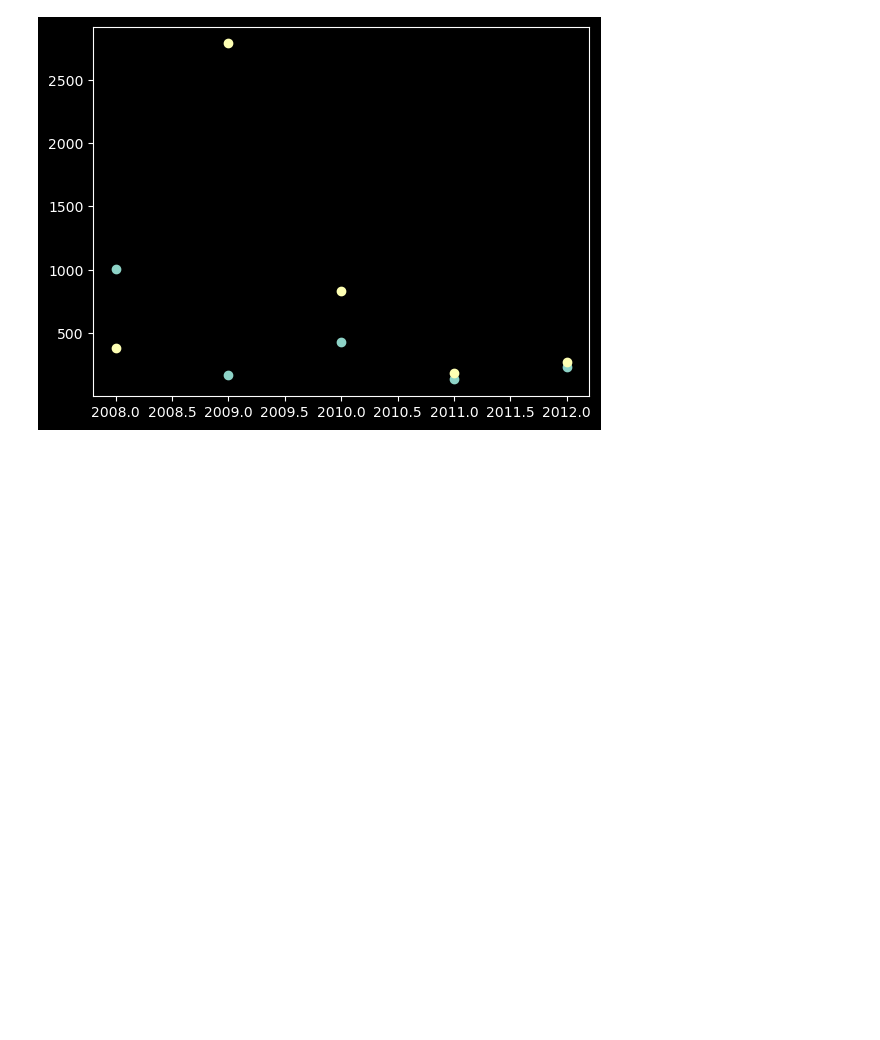
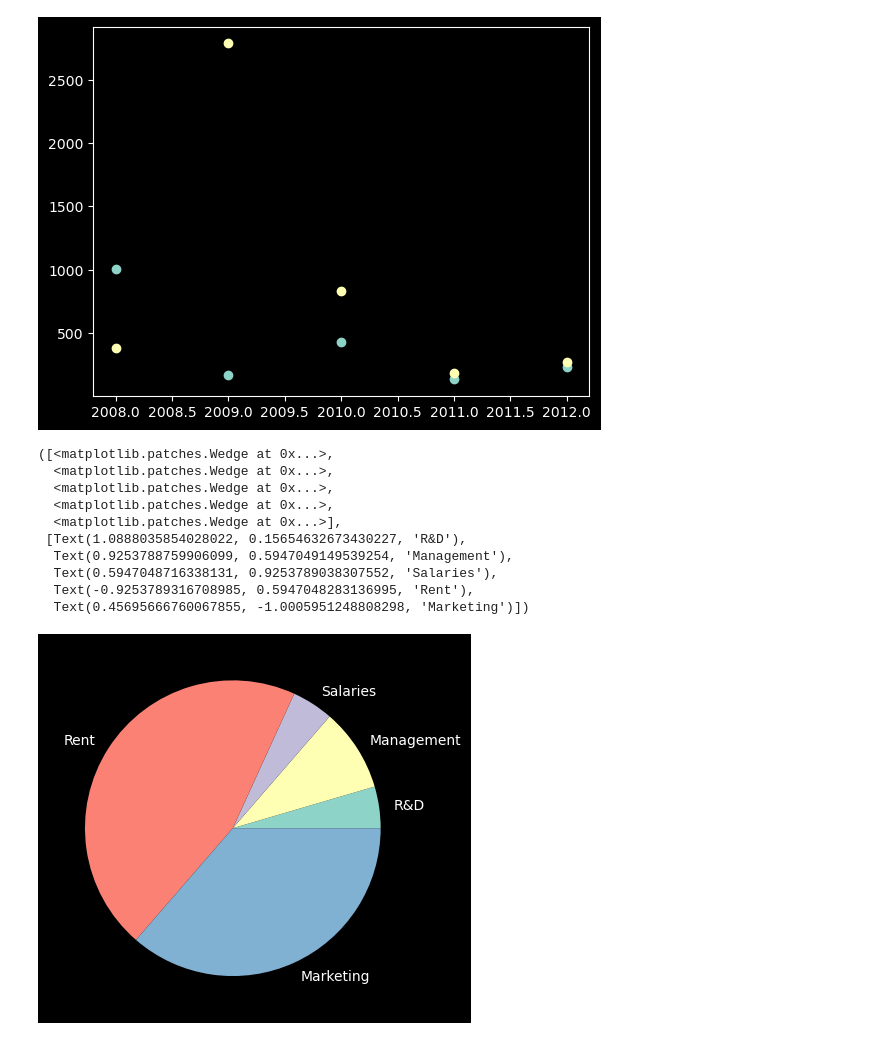
Before and after one commit to 26hardiksharma/AIML, a Jupyter notebook: Data Visualization/Matplotlib/main.ipynb, the cells around one changed output. Cells and saved outputs as stored; diff of their text form; code cells hidden in the pictures; blank space fills up the shorter version.

```diff
--- a/Data Visualization/main.ipynb
+++ b/Data Visualization/Matplotlib/main.ipynb
@@ -53,3 +53,20 @@ plt.scatter(years,non_oscar_revenue)
 # %% [output]
 <matplotlib.collections.PathCollection at 0x...>
 [figure]
+# %%
+expenses = ["R&D","Management","Salaries","Rent","Marketing"]
+amt = [100,200,100,1000,800]
+
+plt.pie(amt,labels = expenses)
+# %% [output]
+([<matplotlib.patches.Wedge at 0x...>,
+  <matplotlib.patches.Wedge at 0x...>,
+  <matplotlib.patches.Wedge at 0x...>,
+  <matplotlib.patches.Wedge at 0x...>,
+  <matplotlib.patches.Wedge at 0x...>],
+ [Text(1.0888035854028022, 0.15654632673430227, 'R&D'),
+  Text(0.9253788759906099, 0.5947049149539254, 'Management'),
+  Text(0.5947048716338131, 0.9253789038307552, 'Salaries'),
+  Text(-0.9253789316708985, 0.5947048283136995, 'Rent'),
+  Text(0.45695666760067855, -1.0005951248808298, 'Marketing')])
+[figure, added]
```
Also changed, not shown: parts of 1 cell of this notebook, 17 other files.
